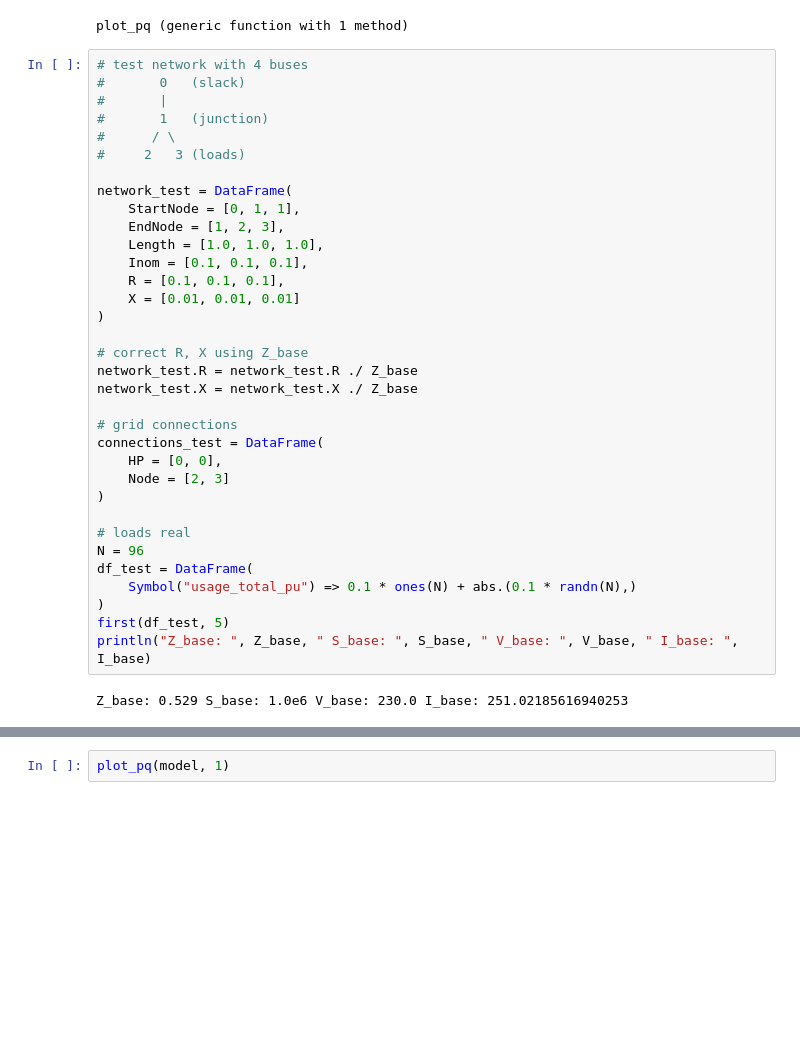
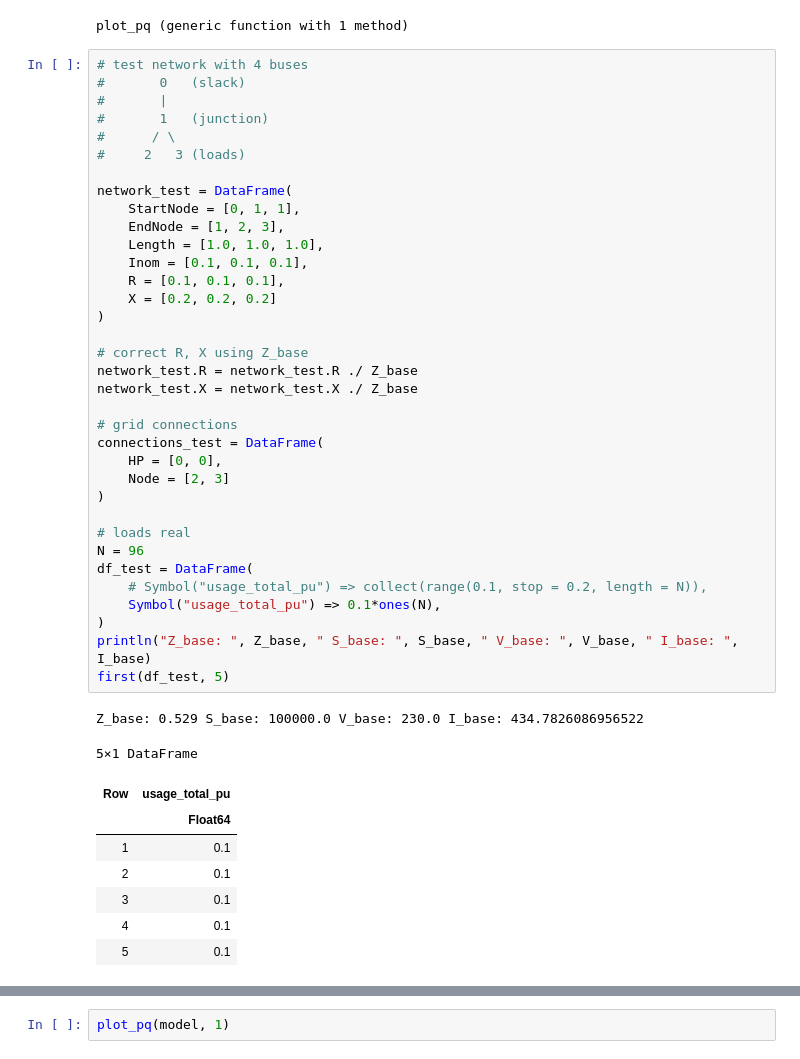
Before and after one commit to XinLiTue/Congestion-Management-based-on-Thermal-Comfort, a Jupyter notebook: OPF-jl.ipynb, the cells around one changed output, grey strips where cells are left out. Saved outputs shown, nothing was run; the diff lists cells and outputs as text; blank space fills up the shorter version.

```diff
--- a/OPF-jl.ipynb
+++ b/OPF-jl.ipynb
@@ -239,37 +249,46 @@ plot_pq (generic function with 1 method)
 #       0   (slack)
 #       |
 #       1   (junction)
 #      / \
 #     2   3 (loads)
 
 network_test = DataFrame(
     StartNode = [0, 1, 1],
     EndNode = [1, 2, 3],
     Length = [1.0, 1.0, 1.0],
     Inom = [0.1, 0.1, 0.1],
     R = [0.1, 0.1, 0.1],
-    X = [0.01, 0.01, 0.01]
+    X = [0.2, 0.2, 0.2]
 )
 
 # correct R, X using Z_base
 network_test.R = network_test.R ./ Z_base
 network_test.X = network_test.X ./ Z_base
 
 # grid connections
 connections_test = DataFrame(
     HP = [0, 0],
     Node = [2, 3]
 )
 
 # loads real
 N = 96
 df_test = DataFrame(
-    Symbol("usage_total_pu") => 0.1 * ones(N) + abs.(0.1 * randn(N),)
+    # Symbol("usage_total_pu") => collect(range(0.1, stop = 0.2, length = N)),
+    Symbol("usage_total_pu") => 0.1*ones(N),
 )
+println("Z_base: ", Z_base, " S_base: ", S_base, " V_base: ", V_base, " I_base: ", I_base)
 first(df_test, 5)
-println("Z_base: ", Z_base, " S_base: ", S_base, " V_base: ", V_base, " I_base: ", I_base)
 # %% [output]
-Z_base: 0.529 S_base: 1.0e6 V_base: 230.0 I_base: 251.02185616940253
+Z_base: 0.529 S_base: 100000.0 V_base: 230.0 I_base: 434.7826086956522
+5×1 DataFrame
+| Row | usage_total_pu |
+|  | Float64 |
+| 1 | 0.1 |
+| 2 | 0.1 |
+| 3 | 0.1 |
+| 4 | 0.1 |
+| 5 | 0.1 |
 # %%
 model = GEC(network=network_test,
             connections=connections_test,
```
Also changed, not shown: parts of 9 cells of this notebook, 8 other files.
